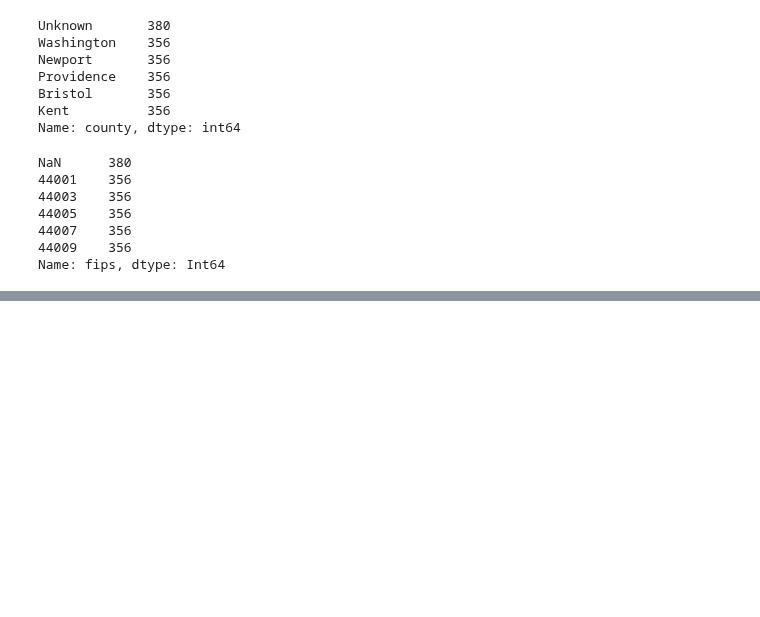
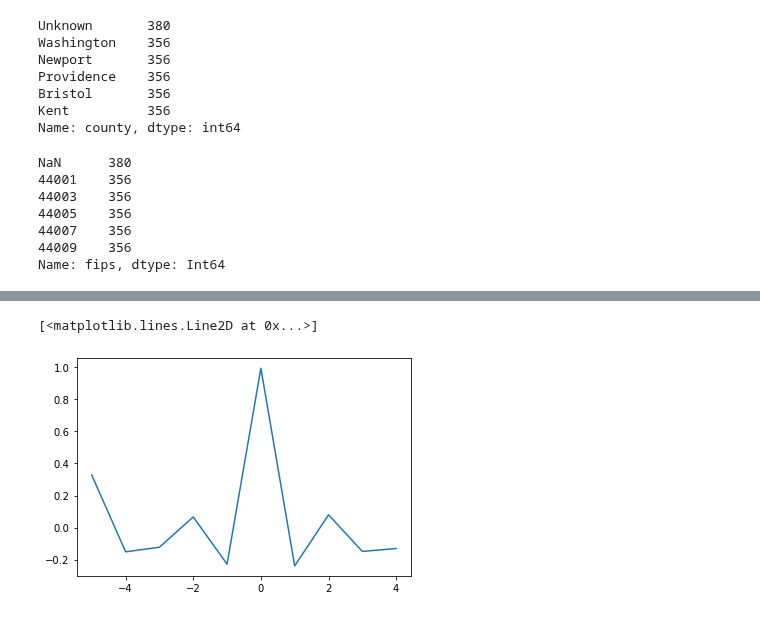
Before and after one commit to severine-baudry/capstone_data_engineer, a Jupyter notebook: covid_corr_weather.ipynb, the cells around one changed output, grey strips where cells are left out. Saved outputs shown, nothing was run; the diff lists cells and outputs as text; code cells hidden in the pictures; blank space fills up the shorter version.

```diff
--- a/covid_corr_weather.ipynb
+++ b/covid_corr_weather.ipynb
@@ -290,0 +362,2 @@ Name: fips, dtype: Int64
+# %%
+x1 = pd.Series(np.random.rand(100))
@@ -290,0 +379,10 @@ Name: fips, dtype: Int64
+# %%
+x2 = x1 + 0.1 * np.random.rand(100)
+# %%
+l_lags = range(-5,5)
+intercorr = pd.Series( [x1.corr(x2.shift(lag)) for lag in l_lags], index = l_lags)
+# %%
+plt.plot(intercorr)
+# %% [output]
+[<matplotlib.lines.Line2D at 0x...>]
+[figure, added]
```
Also changed, not shown: parts of 14 cells of this notebook.
